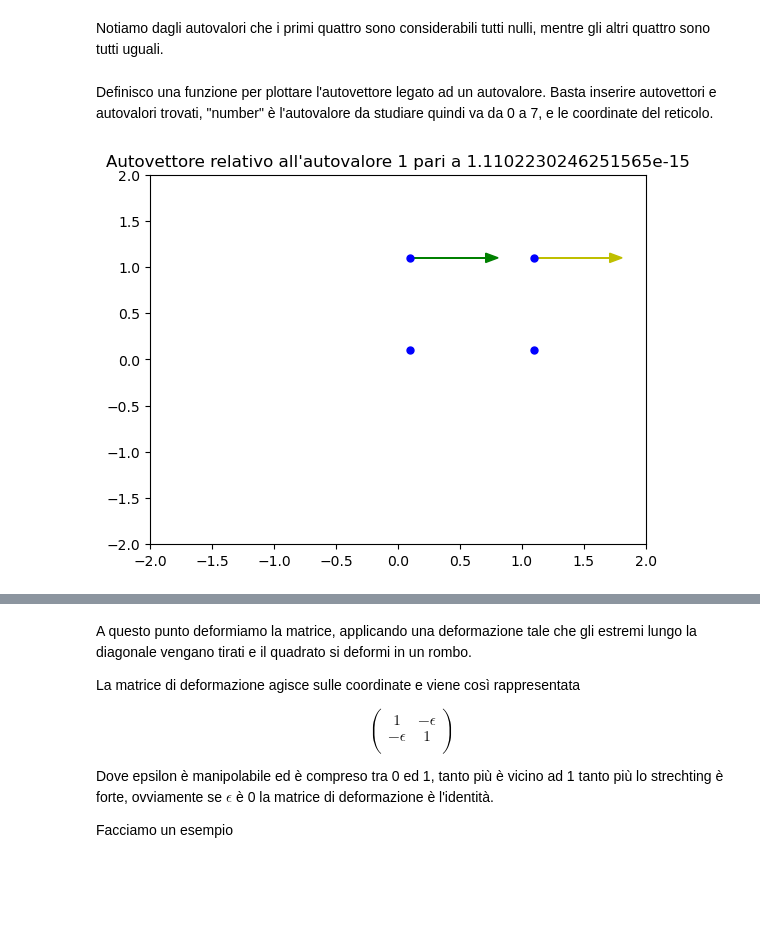
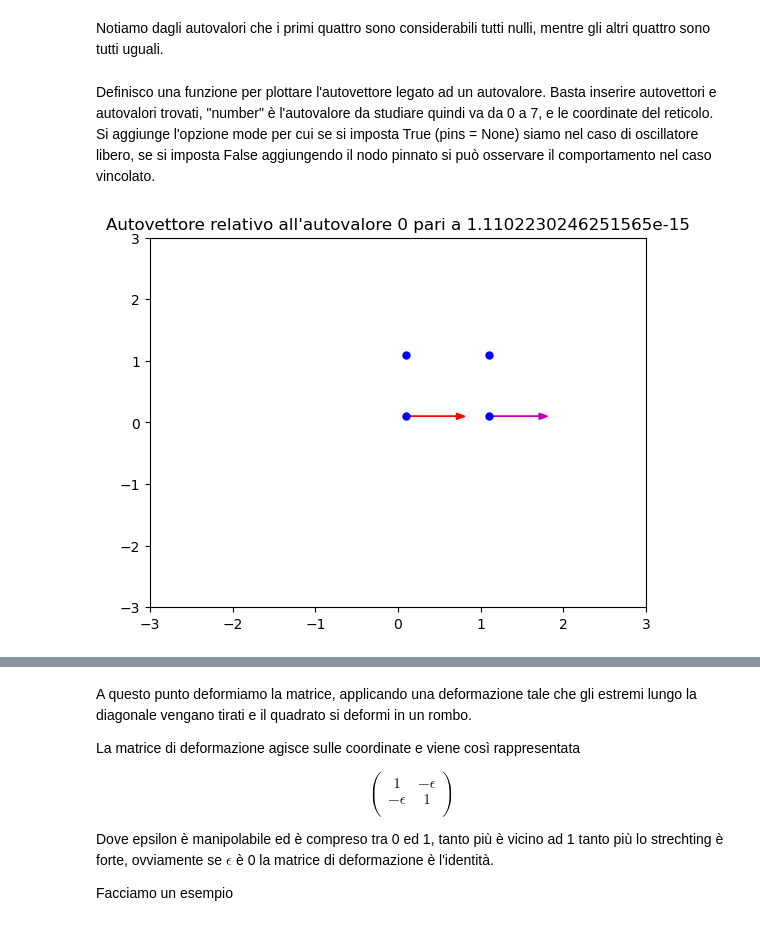
Before and after one commit to Edounimi/Rigidity-of-cellular-structures, a Jupyter notebook: InizioTesi.ipynb, the cells around one changed output, grey strips where cells are left out. Cells and saved outputs as stored; diff of their text form; code cells hidden in the pictures; blank space fills up the shorter version.

```diff
--- a/InizioTesi.ipynb
+++ b/InizioTesi.ipynb
@@ -70,5 +70,5 @@ Eigenvalues, Eigenvectors = F.eigenSpace(eigvals = None)
 # %% [markdown]
 Notiamo dagli autovalori che i primi quattro sono considerabili tutti nulli, mentre gli altri quattro sono tutti uguali.
 # %% [markdown]
-Definisco una funzione per plottare l'autovettore legato ad un autovalore. Basta inserire autovettori e autovalori trovati, "number" è l'autovalore da studiare quindi va da 0 a 7, e le coordinate del reticolo.
+Definisco una funzione per plottare l'autovettore legato ad un autovalore. Basta inserire autovettori e autovalori trovati, "number" è l'autovalore da studiare quindi va da 0 a 7, e le coordinate del reticolo. Si aggiunge l'opzione mode per cui se si imposta True (pins = None) siamo nel caso di oscillatore libero, se si imposta False aggiungendo il nodo pinnato si può osservare il comportamento nel caso vincolato.
 # %%
@@ -95,4 +161,4 @@ def eigenVector_plotting(number,coordinates,Eigenvalues,Eigenvectors):
 # %%
-eigenVector_plotting(1,coordinates,Eigenvalues,Eigenvectors)
+eigenVector_plotting(0,coordinates,Eigenvalues,Eigenvectors,True,None)
 # %% [output]
-[figure, old version]
+[figure, new version]
```
Also changed, not shown: parts of 30 cells of this notebook.
